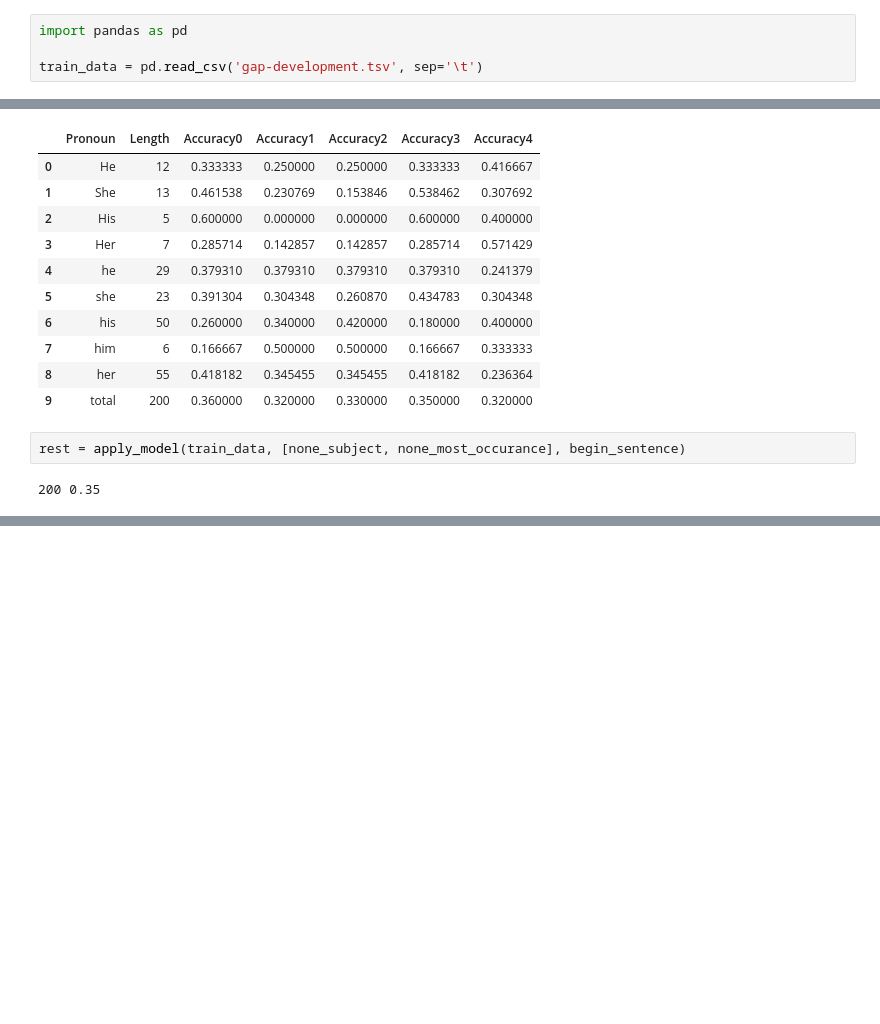
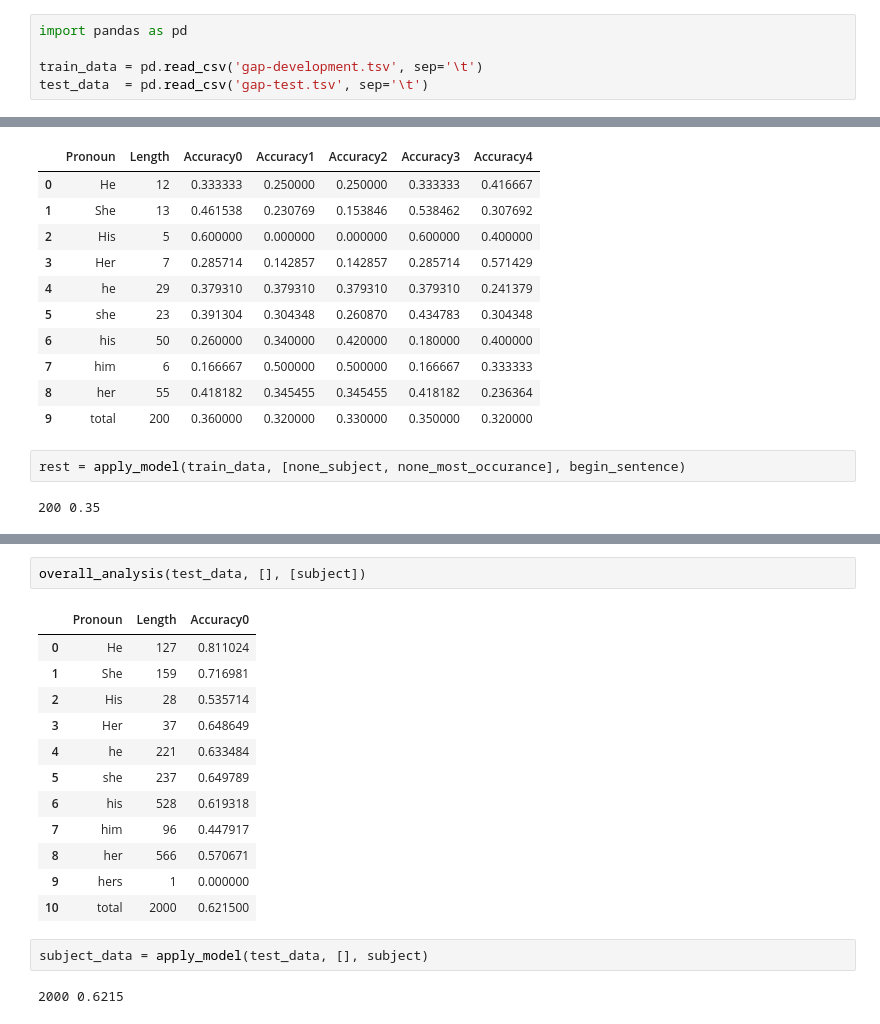
Before and after one commit to Kohgeonho/NLP_HW3_gap_coreference, a Jupyter notebook: gap-coreference/CS372_HW3_code_20160025.ipynb, the cells around one changed output, grey strips where cells are left out. Saved outputs shown, nothing was run; the diff lists cells and outputs as text; blank space fills up the shorter version.

```diff
--- a/gap-coreference/CS372_HW3_code_20160025.ipynb
+++ b/gap-coreference/CS372_HW3_code_20160025.ipynb
@@ -187,6 +186,7 @@ Classify train_data into several categories
 import pandas as pd
 
 train_data = pd.read_csv('gap-development.tsv', sep='\t')
+test_data  = pd.read_csv('gap-test.tsv', sep='\t')
 # %% [markdown]
 ## 1. When words are inside parenthesis
 Assume when word is inside parenthesis, coreference is always false
@@ -839,0 +837,19 @@ rest = apply_model(train_data, [none_subject, none_most_occurance], begin_senten
+# %%
+overall_analysis(test_data, [], [subject])
+# %% [output]
+|  | Pronoun | Length | Accuracy0 |
+| 0 | He | 127 | 0.811024 |
+| 1 | She | 159 | 0.716981 |
+| 2 | His | 28 | 0.535714 |
+| 3 | Her | 37 | 0.648649 |
+| 4 | he | 221 | 0.633484 |
+| 5 | she | 237 | 0.649789 |
+| 6 | his | 528 | 0.619318 |
+| 7 | him | 96 | 0.447917 |
+| 8 | her | 566 | 0.570671 |
+| 9 | hers | 1 | 0.000000 |
+| 10 | total | 2000 | 0.621500 |
+# %%
+subject_data = apply_model(test_data, [], subject)
+# %% [output]
+2000 0.6215
```
Also changed, not shown: parts of 19 cells of this notebook, 4 other files.
